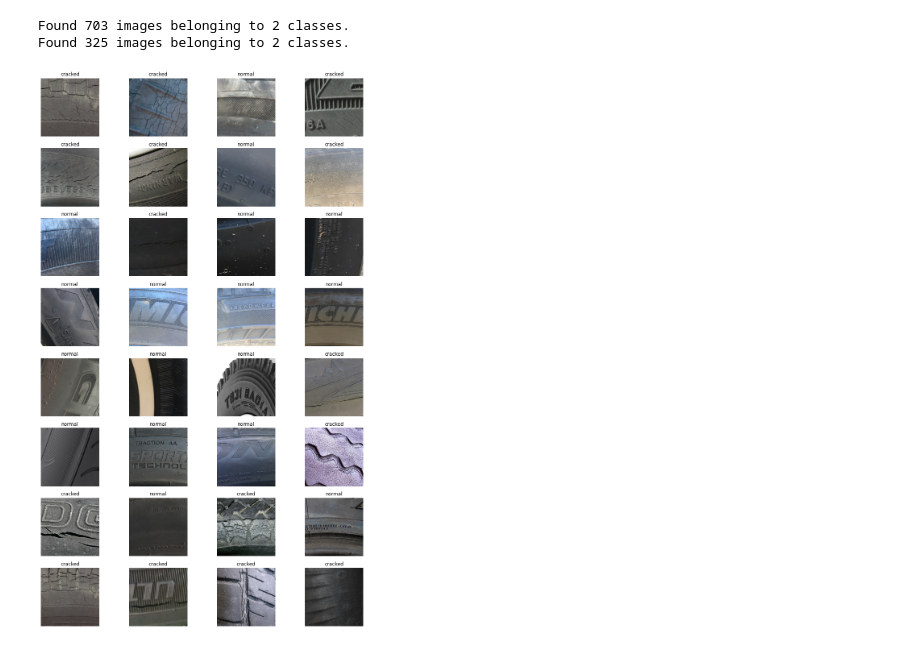
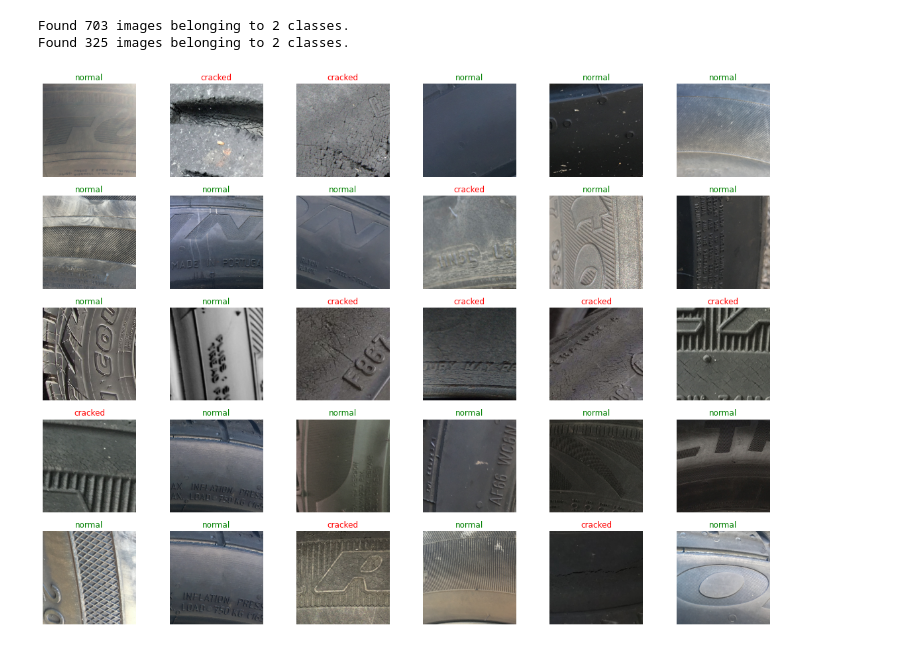
Before and after one commit to poolGolez/project-roosevelt, a Jupyter notebook: how-are-your-tires.ipynb, the cells around one changed output. Cells and saved outputs as stored; diff of their text form; code cells hidden in the pictures.

```diff
--- a/how-are-your-tires.ipynb
+++ b/how-are-your-tires.ipynb
@@ -71,6 +71,7 @@ We use the Tensorflow's ImageDataGenerator to retrieve the train and validation
 import tensorflow as tf
 
 tf.random.set_seed(42)
+# PIXEL_SIZE = (512, 512)
 PIXEL_SIZE = (224, 224)
 
 # normalize the pixel values
@@ -79,9 +80,8 @@ train_data = train_img_gen.flow_from_directory(TRAIN_DIR_LOCATION,
                                   #resize the images for uniformity and less data
                                   target_size=PIXEL_SIZE,
                                   batch_size=32,
-                                  class_mode='binary')
-
-
+                                  class_mode='binary',
+                                  seed=42)
 
 # do the same for validation data
 valid_img_gen = tf.keras.preprocessing.image.ImageDataGenerator(rescale=1./255)
@@ -89,24 +89,31 @@ valid_data = train_img_gen.flow_from_directory(TEST_DIR_LOCATION,
                                   #resize the images for uniformity and less data
                                   target_size=PIXEL_SIZE,
                                   batch_size=32,
-                                  class_mode='binary')
+                                  class_mode='binary',
+                                  seed=42)
 # %% [output]
 Found 703 images belonging to 2 classes.
 Found 325 images belonging to 2 classes.
 # %%
 def show_images(images, labels):
-    fig, axs = plt.subplots(8, 4, figsize=(15, 25))
-    for index, image in enumerate(images):
-        row = index // 4
-        col = index % 4
+    row_count = 5
+    col_count = 6
+    fig, axs = plt.subplots(row_count, col_count, figsize=(20, 15))
+    for index, image in enumerate(images[:30]):
+        row = index // col_count
+        col = index % col_count
+        label = labels[index]
 
         axs[row, col].imshow(image)
-        axs[row, col].set_title(f"{labels[index]}")
+        axs[row, col].set_title(label,
+                               fontdict={
+                                   'color': 'green' if label == 'normal' else 'red'
+                               })
         axs[row, col].axis('off')
     plt.show()
 
 class_lookup = {v:k for k,v in train_data.class_indices.items()}
 labels = [class_lookup[int(x)] for x in train_data[0][1]]
 show_images(train_data[0][0],labels)
 # %% [output]
-[figure, old version]
+[figure, new version]
```
Also changed, not shown: parts of 5 cells of this notebook.
